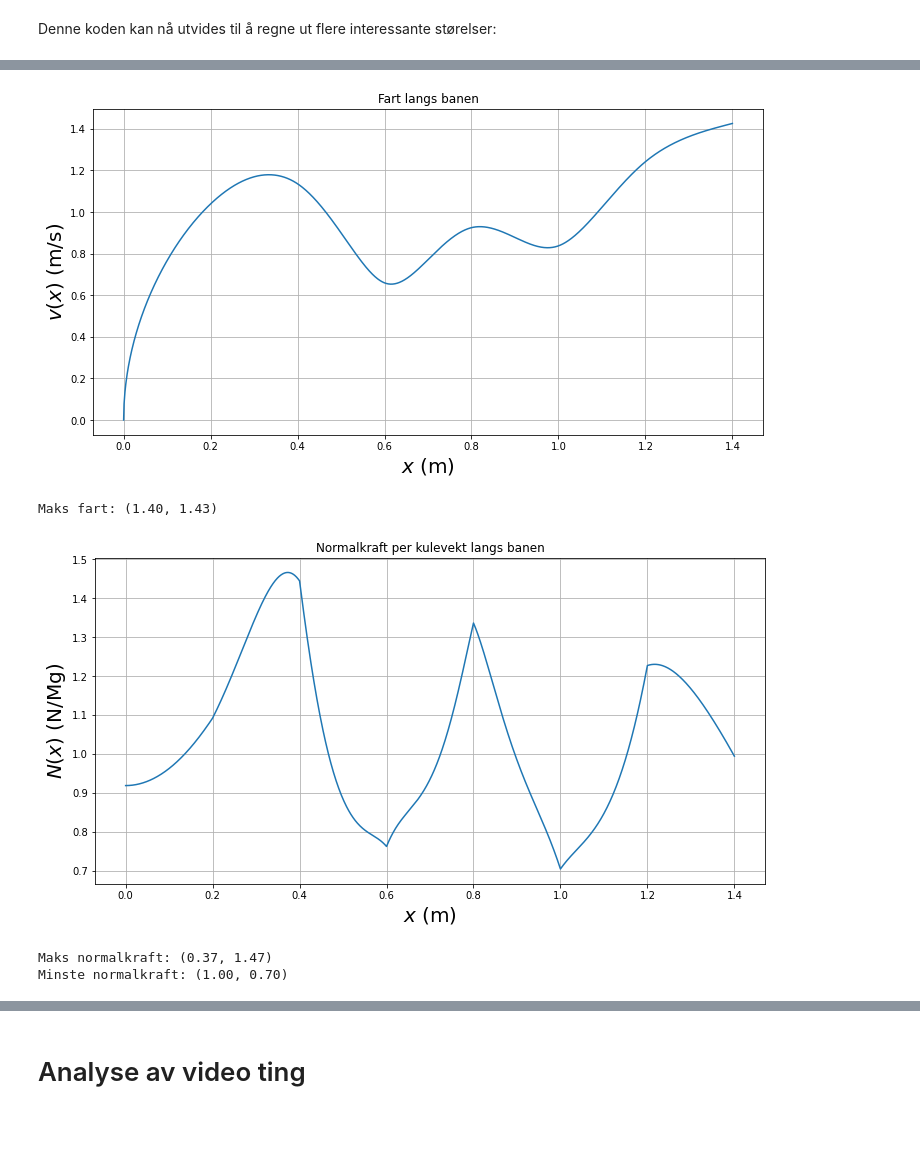
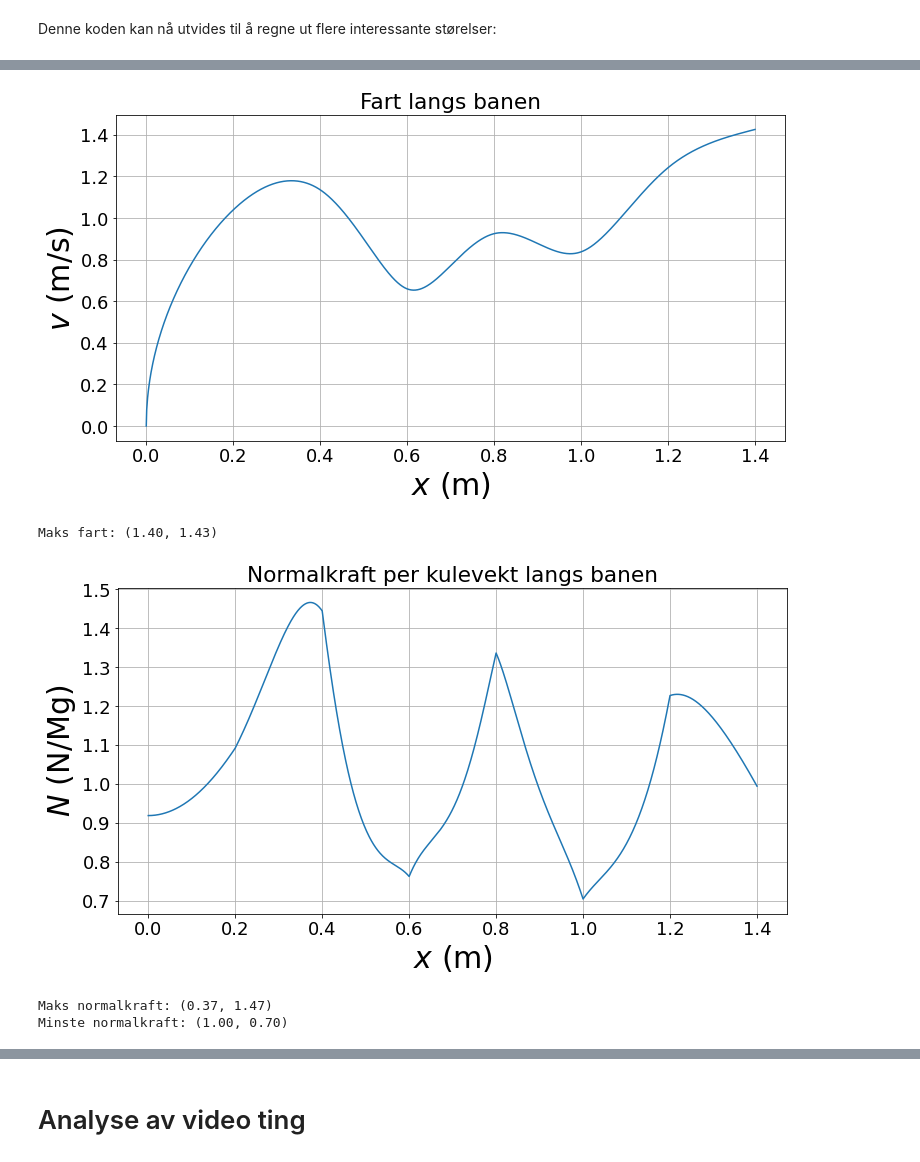
Before and after one commit to Oyveloper/fysikk-lab, a Jupyter notebook: cubicspline.ipynb, the cells around one changed output, grey strips where cells are left out. Saved outputs shown, nothing was run; the diff lists cells and outputs as text; code cells hidden in the pictures; blank space fills up the shorter version.

```diff
--- a/cubicspline.ipynb
+++ b/cubicspline.ipynb
@@ -35,6 +35,12 @@ Start, slutt og steglengde i x-rettning
 xmin = 0.000
 xmax = 1.401
 dx = 0.001
+# %%
+fontsize=30
+font = {'family' : 'normal',
+        'size'   : 18}
+
+plt.rc('font', **font)
 # %% [markdown]
 Skriv inn y-verdiene til banens 8 festepunkter i tabellen yfast, basert på avlesing i tracker. Et vilkårlig eksempel:
 # %%
@@ -136,8 +142,8 @@ v_fig = plt.figure('v(x)',figsize=(12,6))
 V = v(x)
 plt.plot(x, V)
 plt.title('Fart langs banen')
-plt.xlabel('$x$ (m)',fontsize=20)
-plt.ylabel('$v(x)$ (m/s)',fontsize=20)
+plt.xlabel('$x$ (m)',fontsize=fontsize)
+plt.ylabel('$v$ (m/s)',fontsize=fontsize)
 plt.grid()
 plt.savefig("figures/fart.jpg")
 plt.show()
@@ -145,7 +151,7 @@ plt.show()
 
 print(f"Maks fart: ({x[np.argmax(V)]:.2f}, {max(V):.2f})")
 # %% [output]
-[figure, old version]
+[figure, new version]
 Maks fart: (1.40, 1.43)
 # %%
 def a_perp(x):
@@ -155,19 +161,19 @@ def N(x):
 # %%
 k_fig = plt.figure('N(x)',figsize=(12,6))
 n = N(x) / (M*g)
 plt.plot(x, n)
 plt.title('Normalkraft per kulevekt langs banen')
-plt.xlabel('$x$ (m)',fontsize=20)
-plt.ylabel('$N(x)$ (N/Mg)',fontsize=20)
+plt.xlabel('$x$ (m)',fontsize=fontsize)
+plt.ylabel('$N$ (N/Mg)',fontsize=fontsize)
 plt.grid()
 plt.savefig("figures/normal.jpg")
 plt.show()
 
 
 print(f"Maks normalkraft: ({x[np.argmax(n)]:.2f}, {max(n):.2f})")
 print(f"Minste normalkraft: ({x[np.argmin(n)]:.2f}, {min(n):.2f})")
 # %% [output]
-[figure, old version]
+[figure, new version]
 Maks normalkraft: (0.37, 1.47)
 Minste normalkraft: (1.00, 0.70)
 # %%
```
Also changed, not shown: parts of 8 cells of this notebook, 14 other files.
